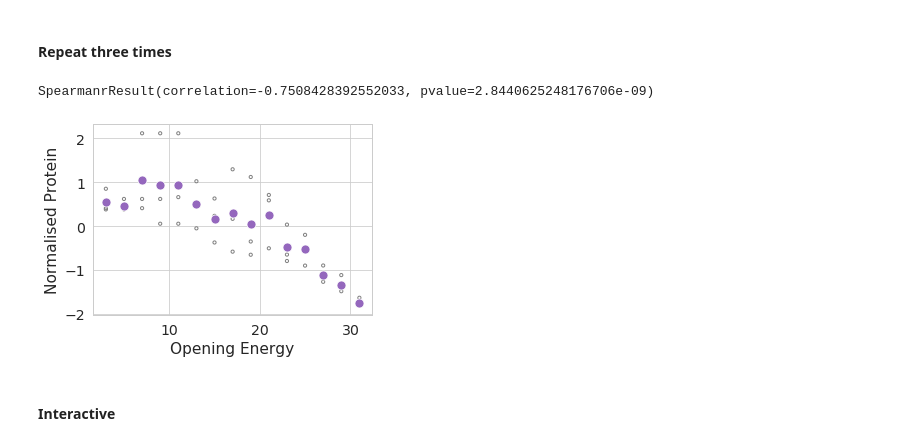
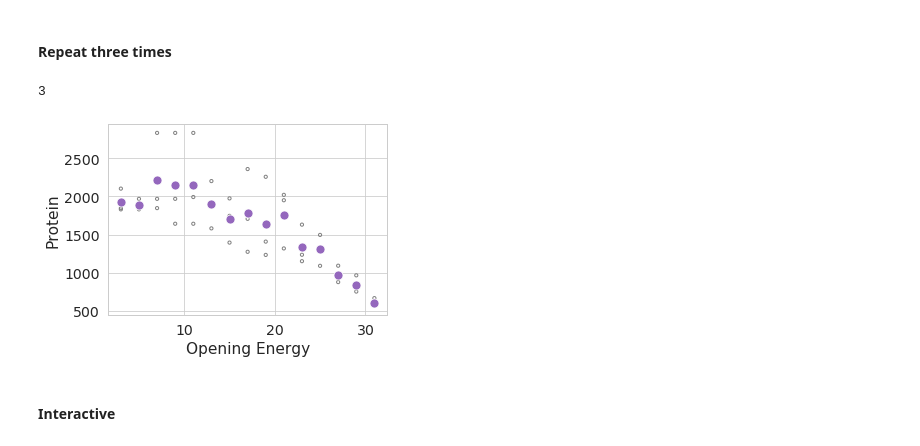
Before and after one commit to Gardner-BinfLab/TIsigner_paper_2019, a Jupyter notebook: Simulation.ipynb, the cells around one changed output. Drawn from its saved outputs; the diff is of its cells as text; code cells hidden in the pictures.

Commit message:
Simulation of protein expression

```diff
--- a/Simulation.ipynb
+++ b/Simulation.ipynb
@@ -30,7 +30,7 @@ class Cells():
 
     def __init__(self, random=12345,\
                     favourable_oen=12,\
-                    tolerance=100000,\
+                    tolerance=1000000,\
                     num_cells=100,\
                     construct=[2, 4]
                 ):
@@ -209,23 +209,24 @@ all_norm_df = pd.concat([pd.DataFrame(i) for i in normal])
 all_norm_df = all_norm_df.reset_index()
 all_norm_df['index'] = all_norm_df['index'].apply(int)
 all_norm_df[0] = all_norm_df[0].apply(float)
+# %% [output]
+3
 # %%
-# all_norm_df['Normalised']
-all_norm_df['Normalised Protein'] = (all_norm_df[0] - all_norm_df[0].mean())/all_norm_df[0].std()
-print(spearmanr(all_norm_df['index'], all_norm_df[0]))
+# # all_norm_df['Normalised']
+# all_norm_df['Normalised Protein'] = (all_norm_df[0] - all_norm_df[0].mean())/all_norm_df[0].std()
+# print(spearmanr(all_norm_df['index'], all_norm_df[0]))
 
 
 plt.figure(figsize=(5, 3.5))
-sns.scatterplot(data=all_norm_df, x='index', y=all_norm_df['Normalised Protein'], s=10, \
+sns.scatterplot(data=all_norm_df, x='index', y=all_norm_df[0], s=10, \
            facecolor='none', edgecolor='grey', linewidth=1)
-ax = sns.lineplot(data=all_norm_df, x='index', y=all_norm_df['Normalised Protein'],\
+ax = sns.lineplot(data=all_norm_df, x='index', y=all_norm_df[0],\
                   marker='o', markersize=9, linestyle='', ci=None, color='#9467BD')
-ax.set_ylabel('Normalised Protein')
+ax.set_ylabel('Protein')
 ax.set_xlabel('Opening Energy');
-plt.savefig('simulation.pdf', bbox_inches='tight')
+# plt.savefig('simulation.pdf', bbox_inches='tight')
 # %% [output]
-SpearmanrResult(correlation=-0.7508428392552033, pvalue=2.8440625248176706e-09)
-[figure, old version]
+[figure, new version]
 # %% [markdown]
 #### Interactive
 # %%
```
Also changed, not shown: parts of 1 cell of this notebook.
